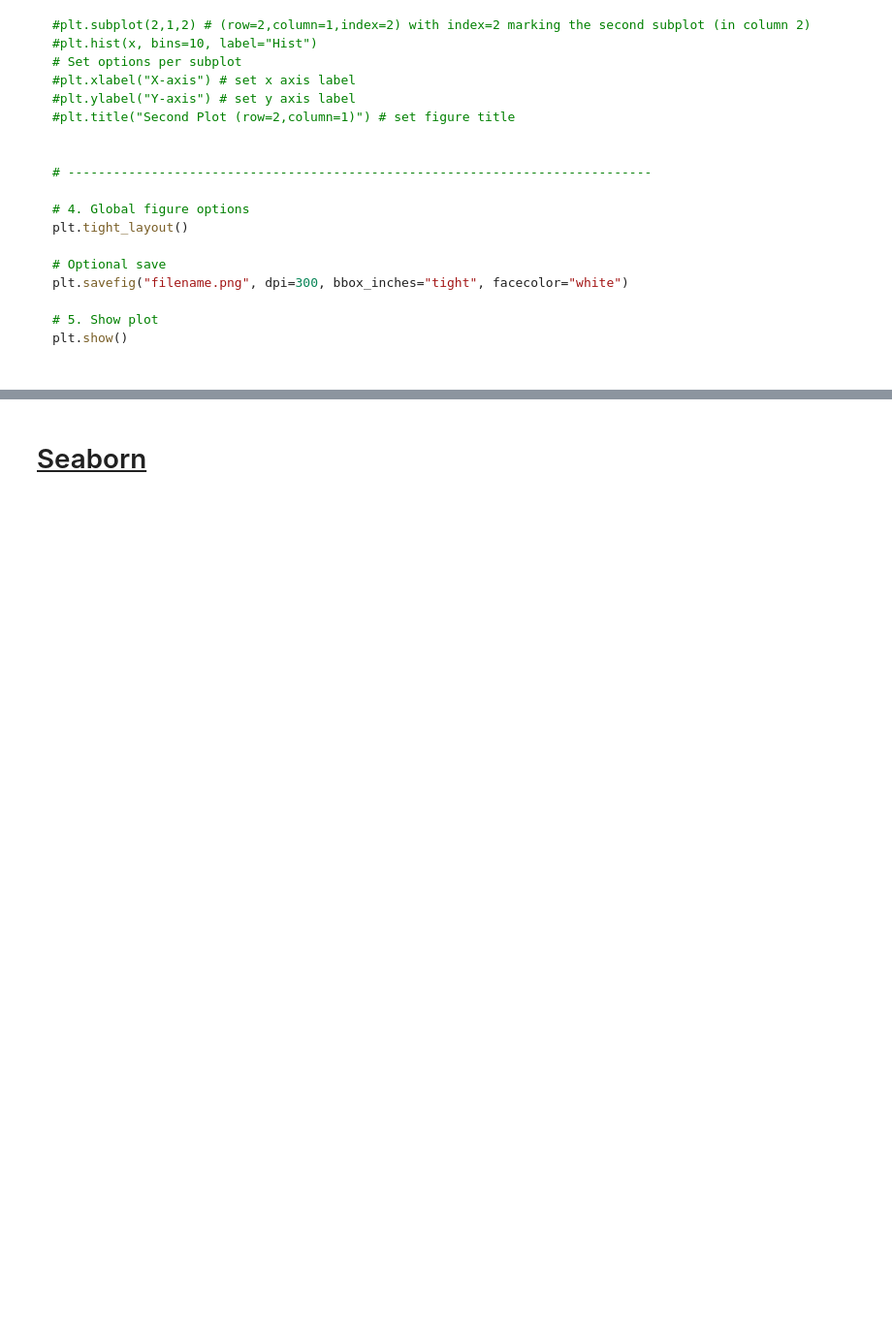
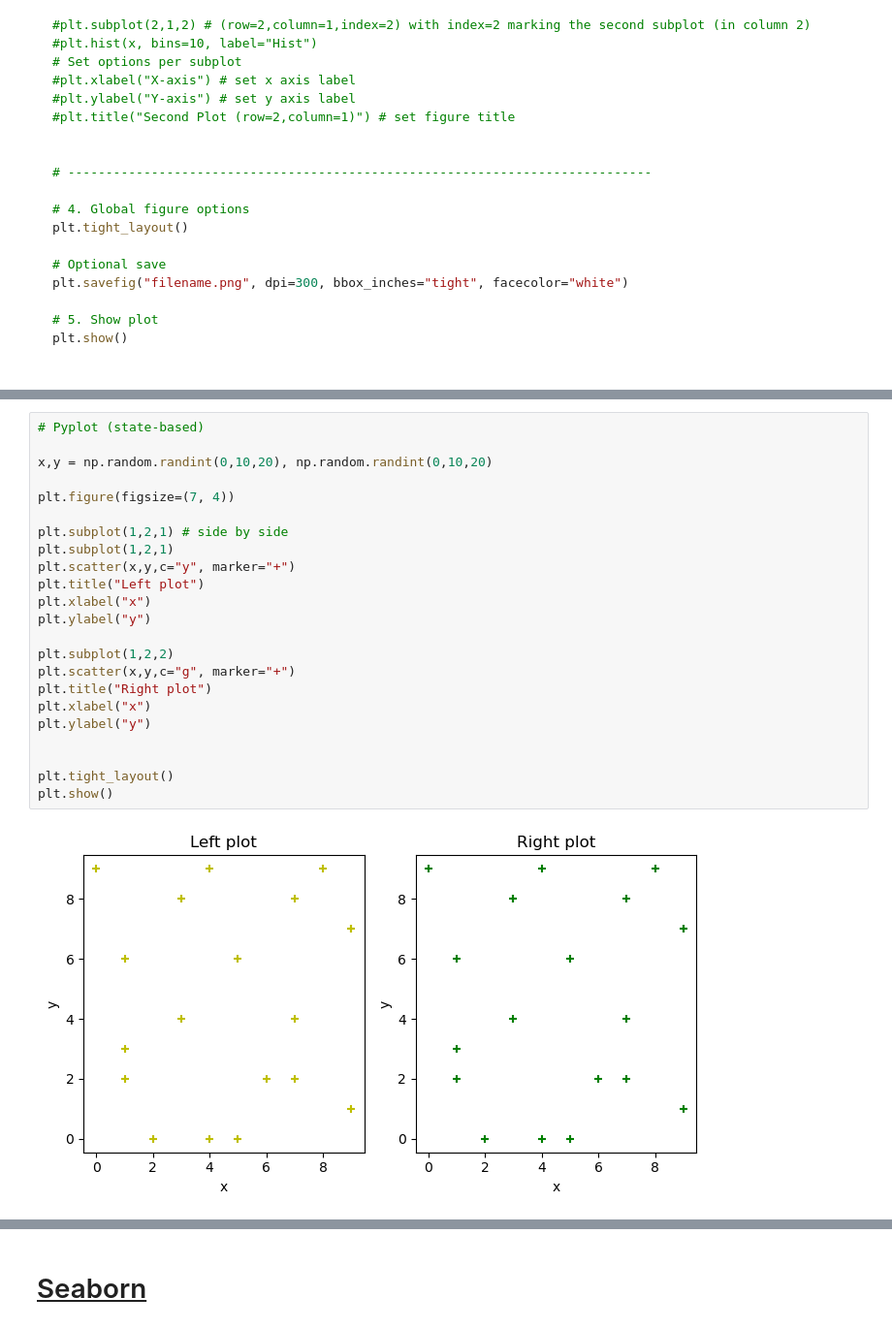
Before and after one commit to jci02/Data-Visualization, a Jupyter notebook: Matplotlib and Seaborn.ipynb, the cells around one changed output, grey strips where cells are left out. Shown at 97% size. Drawn from its saved outputs; the diff is of its cells as text; blank space fills up the shorter version.

```diff
--- a/Matplotlib and Seaborn.ipynb
+++ b/Matplotlib and Seaborn.ipynb
@@ -443,0 +512,25 @@ plt.figure()
+# %%
+# Pyplot (state-based)
+
+x,y = np.random.randint(0,10,20), np.random.randint(0,10,20)
+
+plt.figure(figsize=(7, 4))
+
+plt.subplot(1,2,1) # side by side
+plt.subplot(1,2,1)
+plt.scatter(x,y,c="y", marker="+")
+plt.title("Left plot")
+plt.xlabel("x")
+plt.ylabel("y")
+
+plt.subplot(1,2,2)
+plt.scatter(x,y,c="g", marker="+")
+plt.title("Right plot")
+plt.xlabel("x")
+plt.ylabel("y")
+
+
+plt.tight_layout()
+plt.show()
+# %% [output]
+[figure, added]
```
Also changed, not shown: parts of 13 cells of this notebook.
